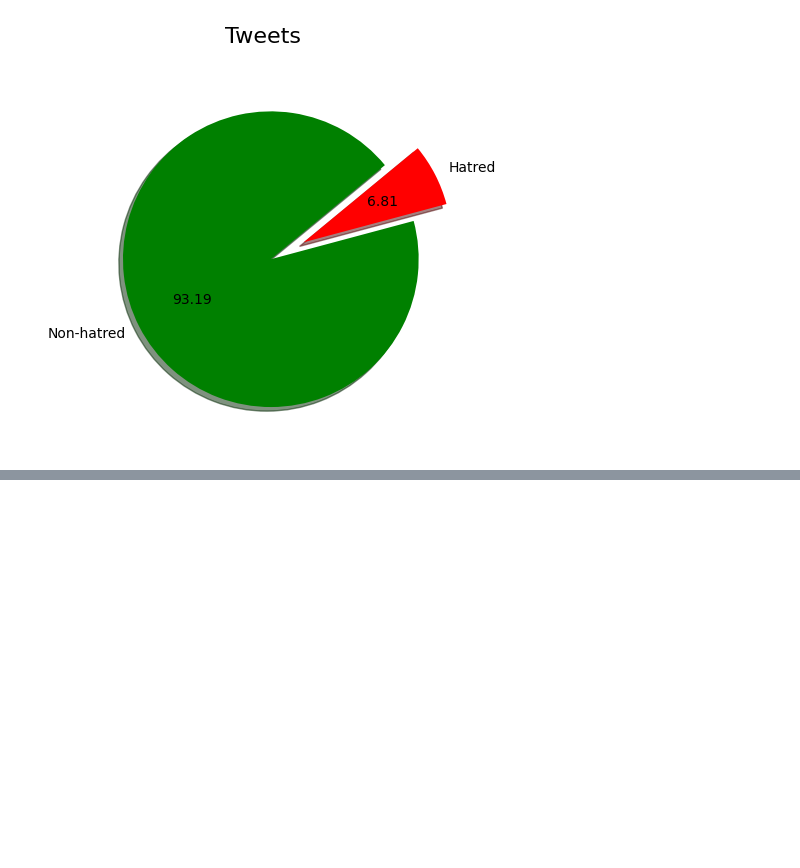
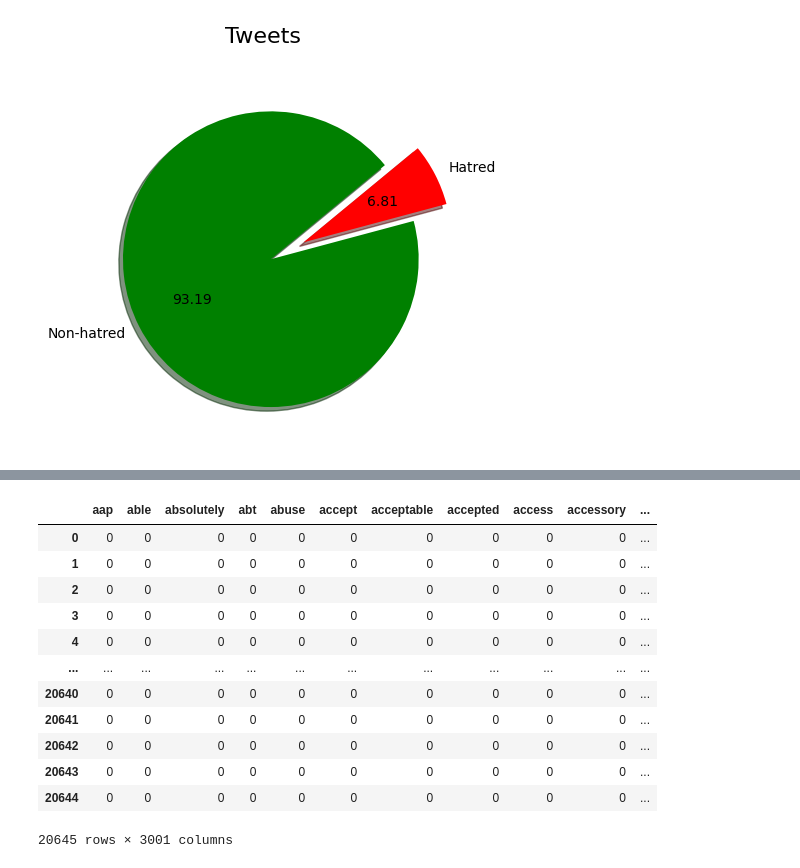
Before and after one commit to fjovanovic/Twitter-AI-Sentiment-Analysis, a Jupyter notebook: preprocessing.ipynb, the cells around one changed output, grey strips where cells are left out. Saved outputs shown, nothing was run; the diff lists cells and outputs as text; code cells hidden in the pictures; blank space fills up the shorter version.

```diff
--- a/preprocessing.ipynb
+++ b/preprocessing.ipynb
@@ -441,0 +760,20 @@ ax.pie(
+# %%
+association_rules_Y = Y_train.copy()
+association_rules_Y.index = range(0, association_rules_Y.shape[0])
+
+association_rules_df['label'] = association_rules_Y
+association_rules_df
+# %% [output]
+|  | aap | able | absolutely | abt | abuse | accept | acceptable | accepted | access | accessory | ... |
+| 0 | 0 | 0 | 0 | 0 | 0 | 0 | 0 | 0 | 0 | 0 | ... |
+| 1 | 0 | 0 | 0 | 0 | 0 | 0 | 0 | 0 | 0 | 0 | ... |
+| 2 | 0 | 0 | 0 | 0 | 0 | 0 | 0 | 0 | 0 | 0 | ... |
+| 3 | 0 | 0 | 0 | 0 | 0 | 0 | 0 | 0 | 0 | 0 | ... |
+| 4 | 0 | 0 | 0 | 0 | 0 | 0 | 0 | 0 | 0 | 0 | ... |
+| ... | ... | ... | ... | ... | ... | ... | ... | ... | ... | ... | ... |
+| 20640 | 0 | 0 | 0 | 0 | 0 | 0 | 0 | 0 | 0 | 0 | ... |
+| 20641 | 0 | 0 | 0 | 0 | 0 | 0 | 0 | 0 | 0 | 0 | ... |
+| 20642 | 0 | 0 | 0 | 0 | 0 | 0 | 0 | 0 | 0 | 0 | ... |
+| 20643 | 0 | 0 | 0 | 0 | 0 | 0 | 0 | 0 | 0 | 0 | ... |
+| 20644 | 0 | 0 | 0 | 0 | 0 | 0 | 0 | 0 | 0 | 0 | ... |
+20645 rows × 3001 columns
```
Also changed, not shown: parts of 46 cells of this notebook.
